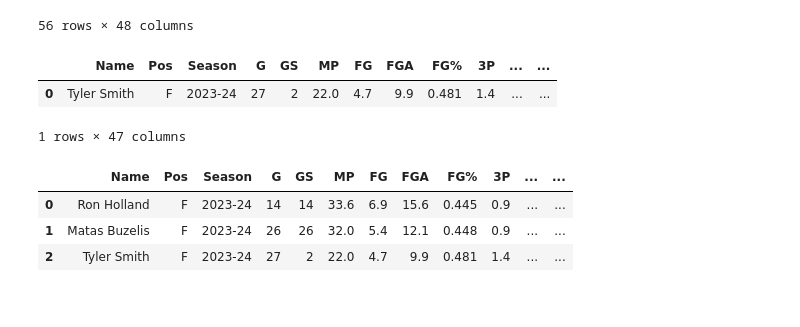
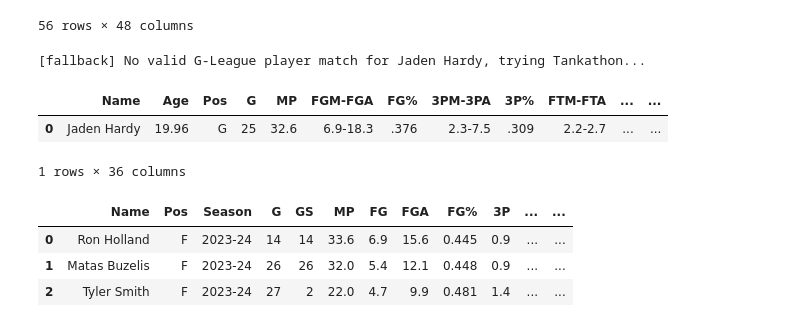
Before and after one commit to kienanana/NBA-Draft-Model, a Jupyter notebook: notebooks/playerstats_scraper.ipynb, the cells around one changed output. Saved outputs shown, nothing was run; the diff lists cells and outputs as text; code cells hidden in the pictures.

```diff
--- a/notebooks/playerstats_scraper.ipynb
+++ b/notebooks/playerstats_scraper.ipynb
@@ -218,25 +312,35 @@ def get_gleague_per_game_stats(player_name, target_season, driver):
         player_url = None
 
         matches = []
-        for p in soup.select("p"):
-            a_tag = p.find("a")
-            if a_tag and player_name.lower() == a_tag.text.strip().lower():
-                full_text = p.get_text().strip()
+        # look in both <p> and <div> tags for player links
+        containers = soup.select("p") + soup.select("div")
 
-                # extract all 4-digit years
-                years = re.findall(r'\d{4}', full_text)
-                if years:
-                    try:
-                        last_year = max(map(int, years))
-                    except:
-                        last_year = 0
+        for container in containers:
+            a_tag = container.find("a")
 
-                    if last_year <= target_season:
-                        matches.append((last_year, a_tag["href"]))
+            if a_tag:
+                cleaned_target = clean_name(player_name).lower()
+                cleaned_candidate = clean_name(a_tag.text.strip()).lower()
+
+                if cleaned_target in cleaned_candidate or cleaned_candidate in cleaned_target:
+                    full_text = container.get_text().strip()
+                    # extract all 4-digit years
+                    years = re.findall(r'\d{4}', full_text)
+                    if years:
+                        try:
+                            last_year = max(map(int, years))
+                        except:
+                            last_year = 0
+                        if last_year <= target_season:
+                            matches.append((last_year, a_tag["href"]))
 
         if not matches:
-            print(f"No valid G-League player match for {player_name}")
-            return pd.DataFrame()
+            print(f"[fallback] No valid G-League player match for {player_name}, trying Tankathon...")
+            fallback_df = get_tankathon_profile_stats(player_name)
+            if not fallback_df.empty:
+                return fallback_df
+            else:
+                return pd.DataFrame()
 
         # pick the match with the latest last_year
         best_match = sorted(matches, reverse=True)[0][1]
@@ -309,11 +413,12 @@ def get_gleague_per_game_stats(player_name, target_season, driver):
 # %%
 # testing for indiv player
 driver = webdriver.Chrome(service=Service(ChromeDriverManager().install()))
-get_gleague_per_game_stats("Tyler Smith", 2024, driver)
+get_gleague_per_game_stats("Jaden Hardy", 2022, driver)
 # %% [output]
+[fallback] No valid G-League player match for Jaden Hardy, trying Tankathon...
-|  | Name | Pos | Season | G | GS | MP | FG | FGA | FG% | 3P | ... | ... |
-| 0 | Tyler Smith | F | 2023-24 | 27 | 2 | 22.0 | 4.7 | 9.9 | 0.481 | 1.4 | ... | ... |
+|  | Name | Age | Pos | G | MP | FGM-FGA | FG% | 3PM-3PA | 3P% | FTM-FTA | ... | ... |
+| 0 | Jaden Hardy | 19.96 | G | 25 | 32.6 | 6.9-18.3 | .376 | 2.3-7.5 | .309 | 2.2-2.7 | ... | ... |
-1 rows × 47 columns
+1 rows × 36 columns
 # %%
 def get_gleague_prospects(year):
     draft_pool_df = pd.read_csv(f"../data/raw/{year}/prospect_pool_{year}.csv")
```
Also changed, not shown: parts of 12 cells of this notebook, 9 other files.
